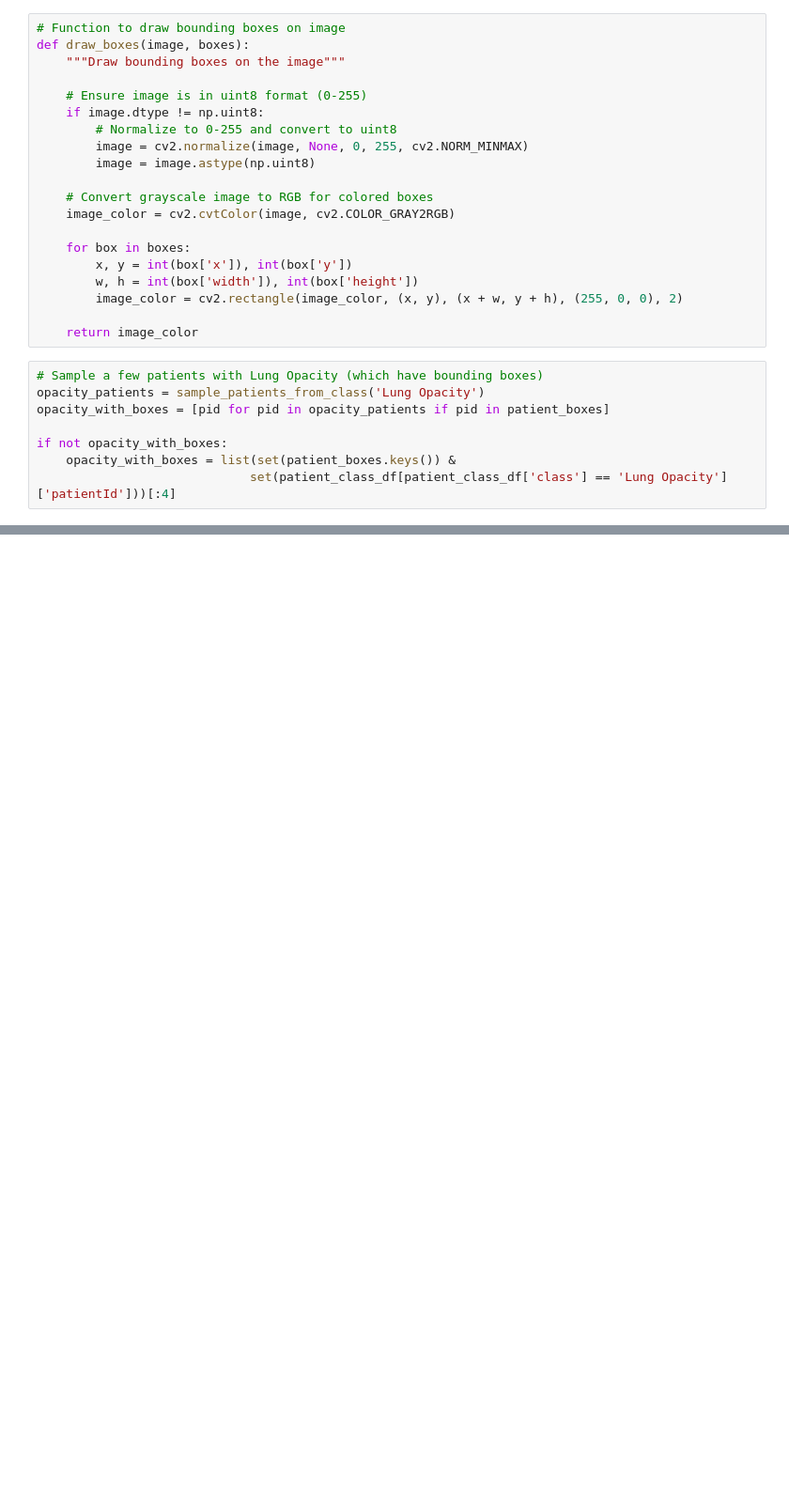
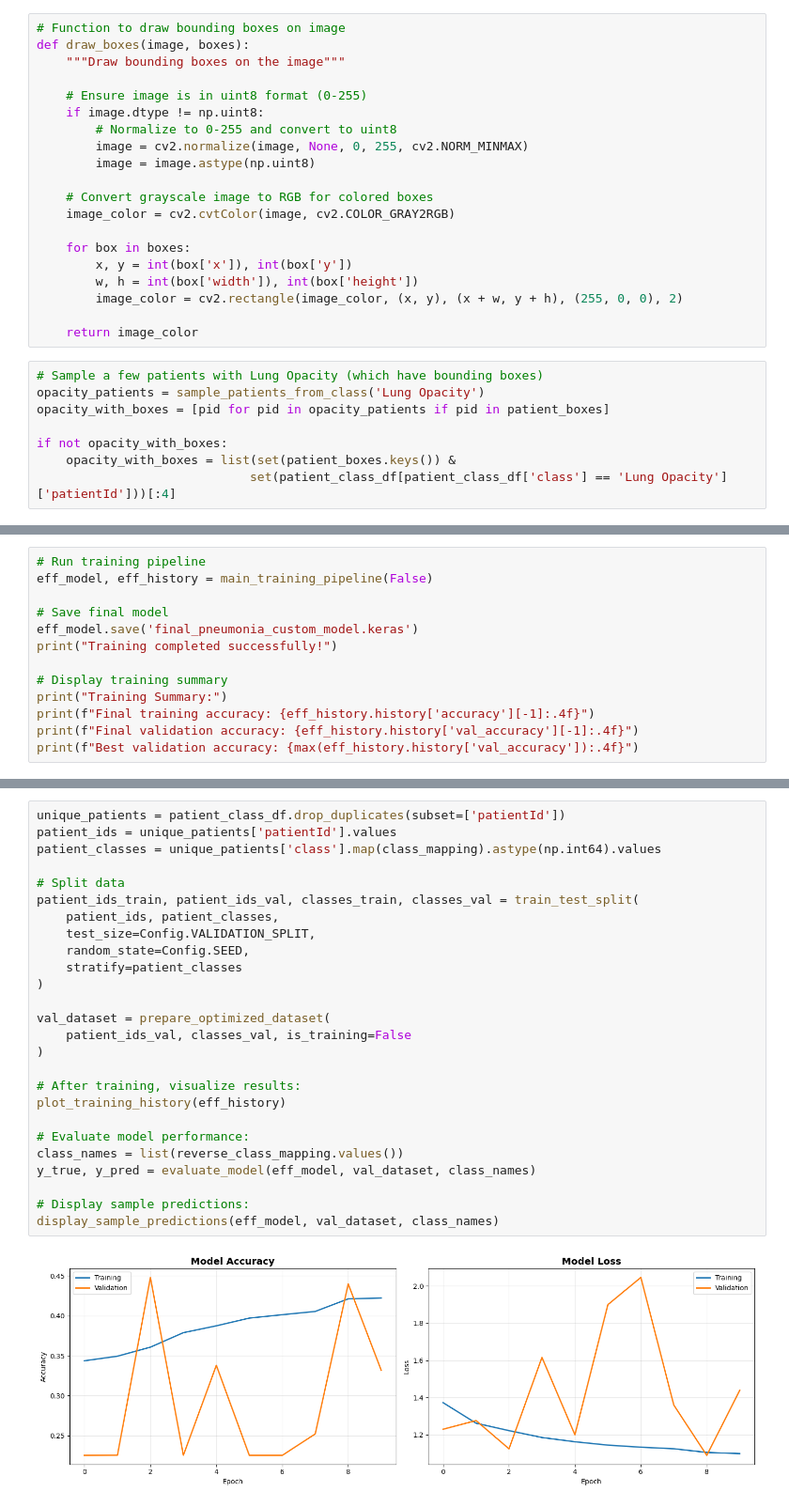
Before and after one commit to nkpatro/Pneumonia-Detection, a Jupyter notebook: MM_pneumonia_detection_project.ipynb, the cells around one changed output, grey strips where cells are left out. Shown at 94% size. Cells and saved outputs as stored; diff of their text form; blank space fills up the shorter version.

Commit message:
Added model building code

```diff
--- a/MM_pneumonia_detection_project.ipynb
+++ b/MM_pneumonia_detection_project.ipynb
@@ -340,0 +853,13 @@ plt.show()
+# %%
+# Run training pipeline
+eff_model, eff_history = main_training_pipeline(False)
+
+# Save final model
+eff_model.save('final_pneumonia_custom_model.keras')
+print("Training completed successfully!")
+
+# Display training summary
+print("Training Summary:")
+print(f"Final training accuracy: {eff_history.history['accuracy'][-1]:.4f}")
+print(f"Final validation accuracy: {eff_history.history['val_accuracy'][-1]:.4f}")
+print(f"Best validation accuracy: {max(eff_history.history['val_accuracy']):.4f}")
@@ -340,0 +1021,28 @@ plt.show()
+# %%
+unique_patients = patient_class_df.drop_duplicates(subset=['patientId'])
+patient_ids = unique_patients['patientId'].values
+patient_classes = unique_patients['class'].map(class_mapping).astype(np.int64).values
+
+# Split data
+patient_ids_train, patient_ids_val, classes_train, classes_val = train_test_split(
+    patient_ids, patient_classes,
+    test_size=Config.VALIDATION_SPLIT,
+    random_state=Config.SEED,
+    stratify=patient_classes
+)
+
+val_dataset = prepare_optimized_dataset(
+    patient_ids_val, classes_val, is_training=False
+)
+
+# After training, visualize results:
+plot_training_history(eff_history)
+
+# Evaluate model performance:
+class_names = list(reverse_class_mapping.values())
+y_true, y_pred = evaluate_model(eff_model, val_dataset, class_names)
+
+# Display sample predictions:
+display_sample_predictions(eff_model, val_dataset, class_names)
+# %% [output]
+[figure, added]
```
Also changed, not shown: parts of 30 cells of this notebook.
